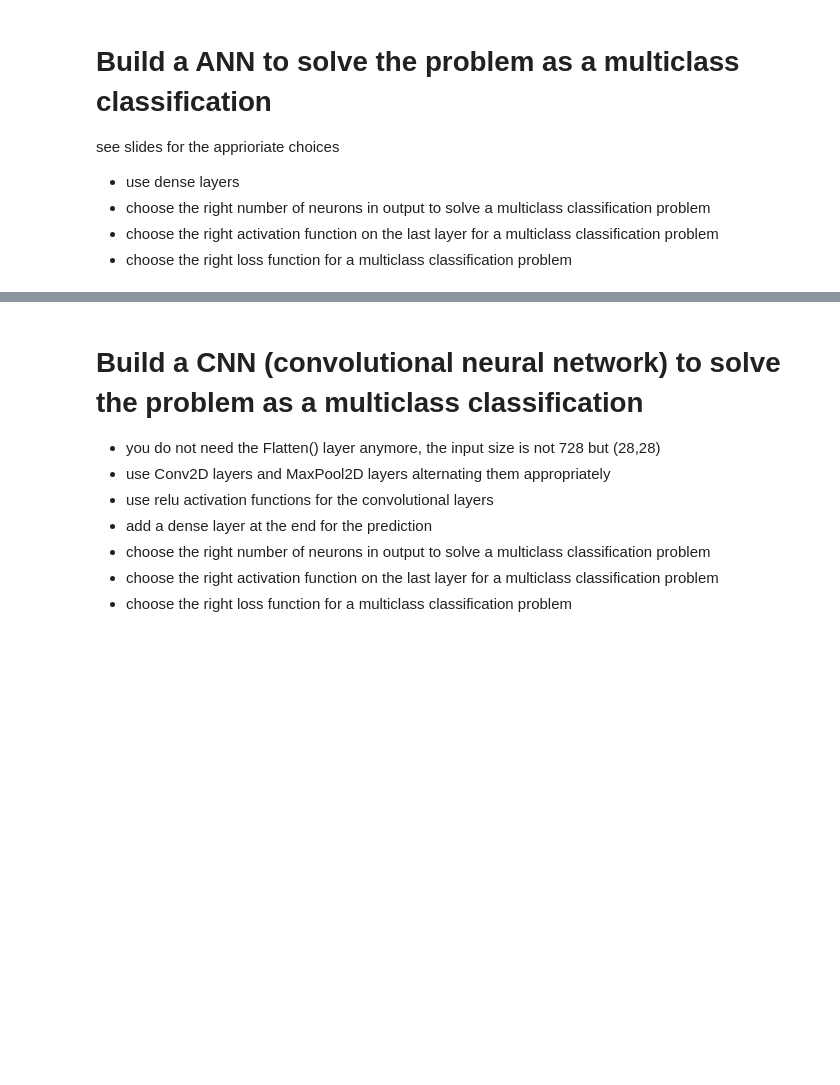
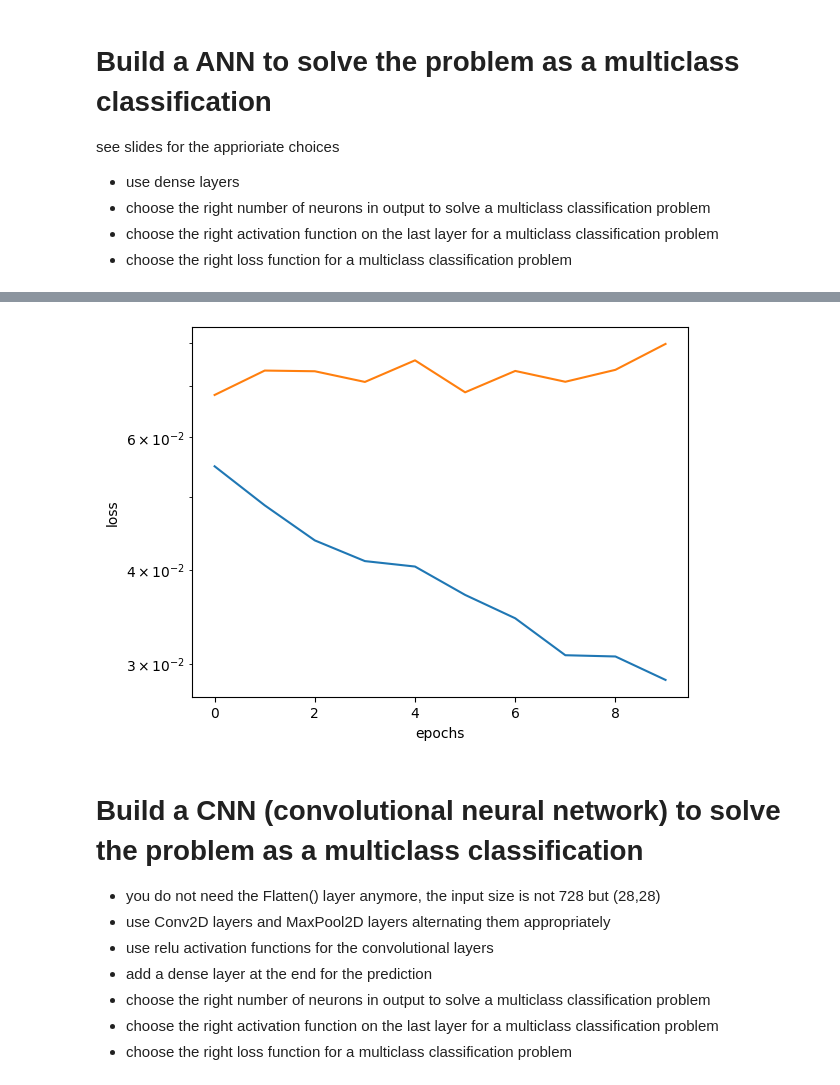
Before and after one commit to GraceJulius/FDSFE_GJulius, a Jupyter notebook: HW8/NN101_MNISTprediction.ipynb, the cells around one changed output, grey strips where cells are left out. Cells and saved outputs as stored; diff of their text form; code cells hidden in the pictures; blank space fills up the shorter version.

```diff
--- a/HW8/NN101_MNISTprediction.ipynb
+++ b/HW8/NN101_MNISTprediction.ipynb
@@ -143,4 +225,8 @@ prob_model = tf.keras.models.Sequential()
 # add 1 dropout layers dropping 20% of the connections
 # add 1 dense layer at the end, how many neurons?
 # your code goes here
+prob_model.add(tf.keras.layers.Flatten(input_shape=(28,28)))
+prob_model.add(tf.keras.layers.Dense(128, activation='relu'))
+prob_model.add(tf.keras.layers.Dropout(0.2))
+prob_model.add(tf.keras.layers.Dense(10, activation='softmax'))
 prob_model.summary()
@@ -148,0 +253,6 @@ tf.keras.utils.plot_model(model)
+# %%
+callback = tf.keras.callbacks.EarlyStopping(
+    monitor='val_loss',
+    patience=10,
+    restore_best_weights=True,
+)
@@ -149,7 +262,9 @@ tf.keras.utils.plot_model(model)
 # %%
 #set the loss to be approprpate for the classification, the optimizer to Adam and compile and fit as before
 # NOTE: you can either use the Sparse Categorical Loss and leave the labels as they are or use the Categorical Loss but modify the labels to be one-hot-encoded (see slides from class on trees!)
-loss = ...
-optimizer = ...
-prob_model.compile...
-prob_training_history = ...
+loss = tf.keras.losses.SparseCategoricalCrossentropy()
+optimizer = tf.keras.optimizers.Adam()
+prob_model.compile(optimizer = optimizer, loss = loss,
+              metrics=['accuracy'])
+prob_training_history = prob_model.fit(x_train, y_train, epochs=500,
+                                       callbacks=[callback], validation_split=0.1)
@@ -164,10 +325,12 @@ result = prob_model.predict(x_test[:10])
 # %%
 #show the loss curves and comment
-plt.plot(.....
-plt.plot(.....
-plt.xlabel(....
-plt.ylabel(...
+plt.plot(prob_training_history.history["loss"])
+plt.plot(prob_training_history.history["val_loss"])
+plt.xlabel("epochs")
+plt.ylabel("loss")
 plt.yscale('log') #use log scale for the y axis
+# %% [output]
+[figure, added]
 # %% [markdown]
 # Build a CNN (convolutional neural network) to solve the problem as a multiclass classification
 
```
Also changed, not shown: parts of 39 cells of this notebook.
